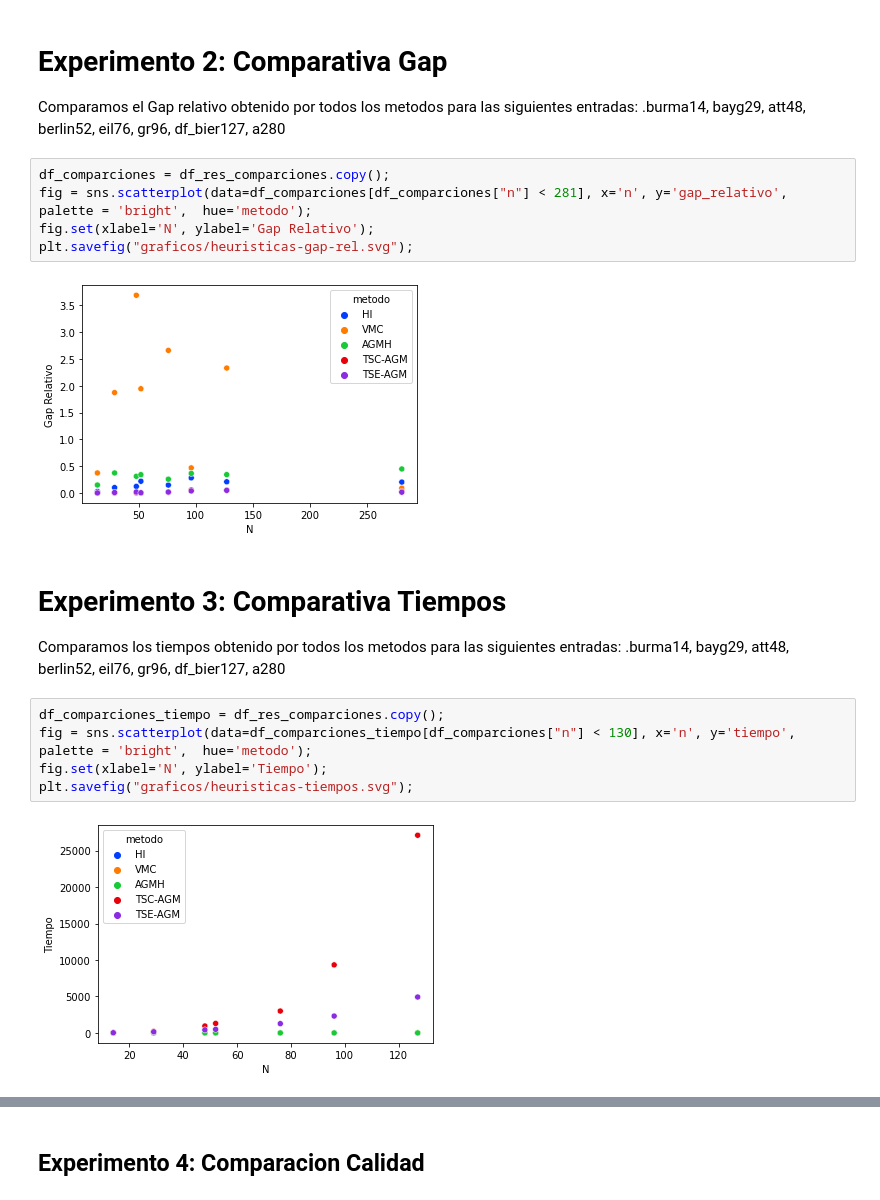
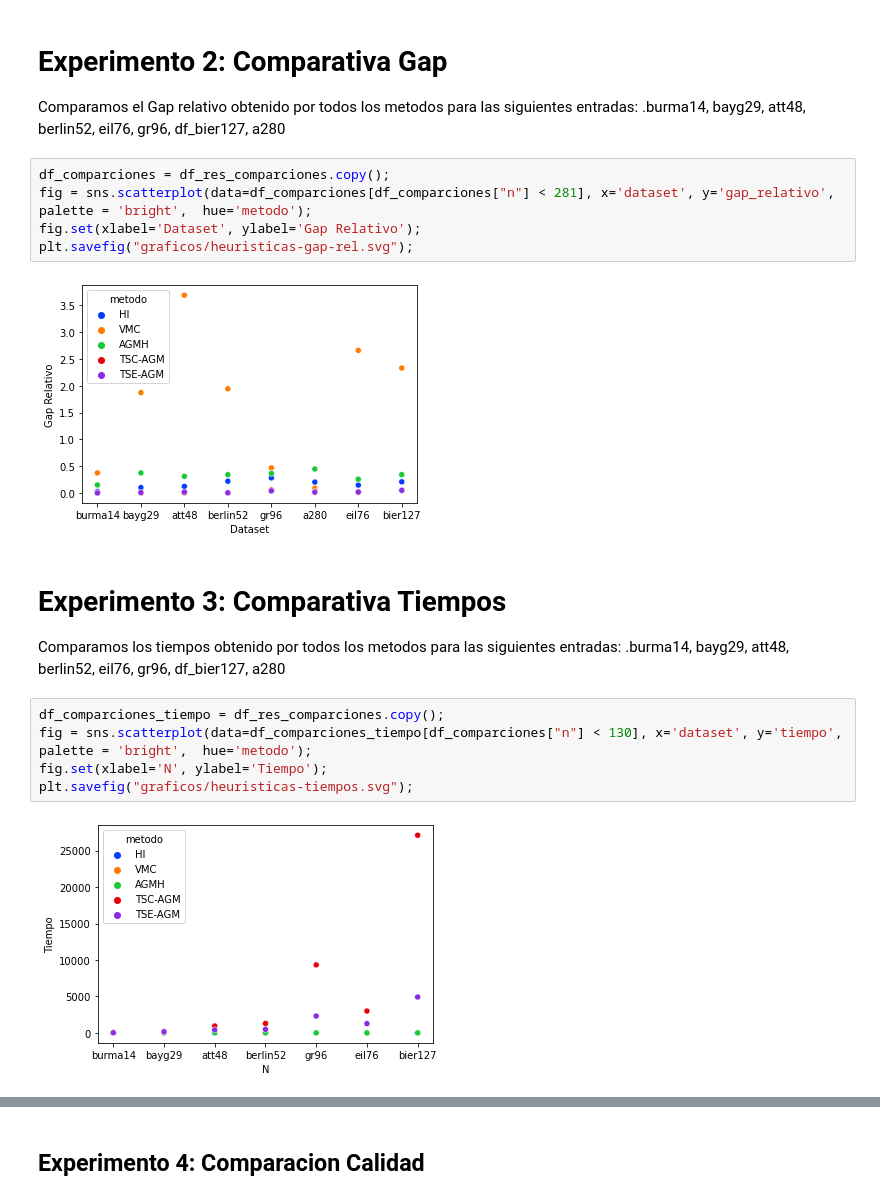
Before and after one commit to cmamani02/tp2_tspAlgo3, a Jupyter notebook: python/analisis.ipynb, the cells around one changed output, grey strips where cells are left out. Saved outputs shown, nothing was run; the diff lists cells and outputs as text.

```diff
--- a/python/analisis.ipynb
+++ b/python/analisis.ipynb
@@ -93,19 +94,19 @@ Comparamos el Gap relativo obtenido por todos los metodos para las siguientes en
 .burma14, bayg29, att48, berlin52, eil76, gr96, df_bier127, a280
 # %%
 df_comparciones = df_res_comparciones.copy();
-fig = sns.scatterplot(data=df_comparciones[df_comparciones["n"] < 281], x='n', y='gap_relativo', palette = 'bright',  hue='metodo');
-fig.set(xlabel='N', ylabel='Gap Relativo');
+fig = sns.scatterplot(data=df_comparciones[df_comparciones["n"] < 281], x='dataset', y='gap_relativo', palette = 'bright',  hue='metodo');
+fig.set(xlabel='Dataset', ylabel='Gap Relativo');
 plt.savefig("graficos/heuristicas-gap-rel.svg");
 # %% [output]
-[figure, old version]
+[figure, new version]
 # %% [markdown]
 # Experimento 3: Comparativa Tiempos
 Comparamos los tiempos obtenido por todos los metodos para las siguientes entradas:
 .burma14, bayg29, att48, berlin52, eil76, gr96, df_bier127, a280
 # %%
 df_comparciones_tiempo = df_res_comparciones.copy();
-fig = sns.scatterplot(data=df_comparciones_tiempo[df_comparciones["n"] < 130], x='n', y='tiempo', palette = 'bright',  hue='metodo');
+fig = sns.scatterplot(data=df_comparciones_tiempo[df_comparciones["n"] < 130], x='dataset', y='tiempo', palette = 'bright',  hue='metodo');
 fig.set(xlabel='N', ylabel='Tiempo');
 plt.savefig("graficos/heuristicas-tiempos.svg");
 # %% [output]
-[figure, old version]
+[figure, new version]
```
Also changed, not shown: parts of 5 cells of this notebook, 4 other files.
